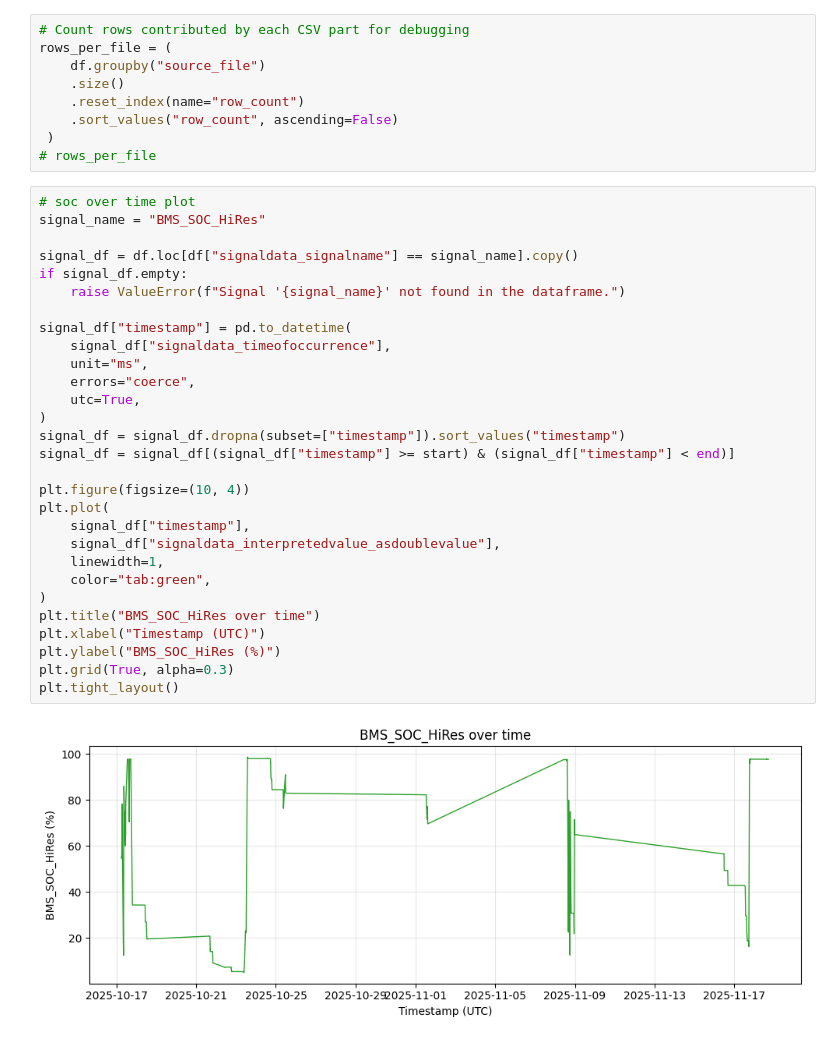
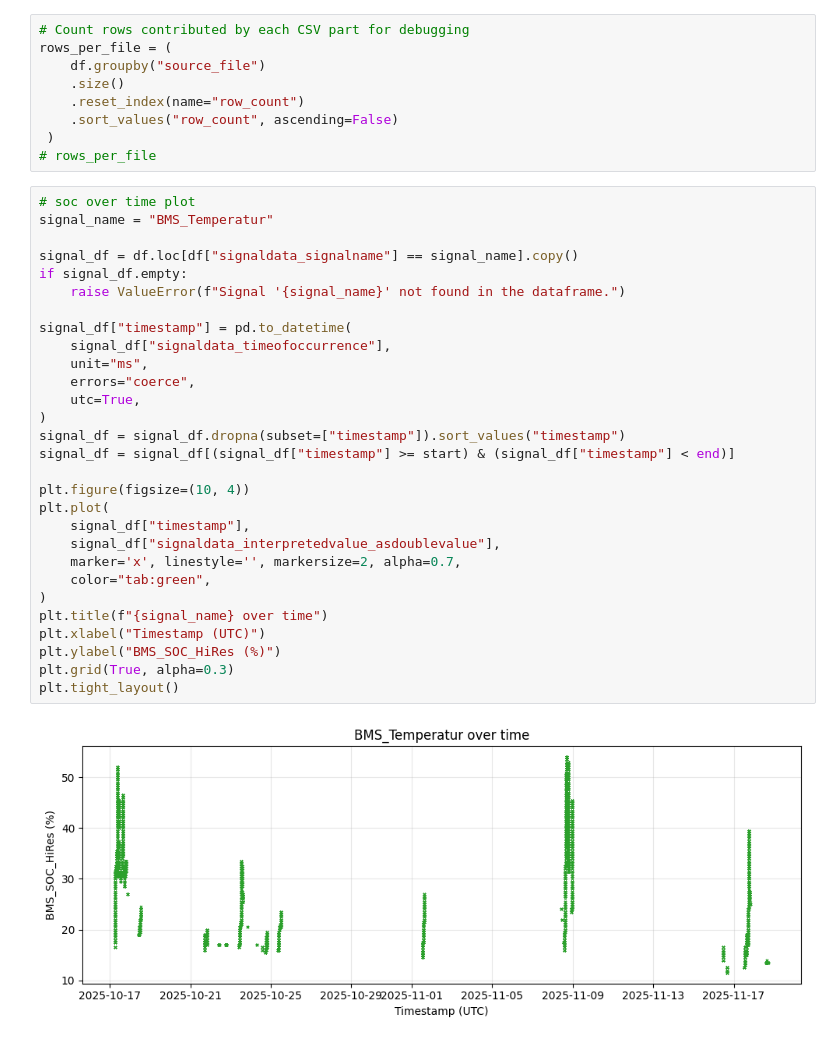
Before and after one commit to rs38/PorscheData, a Jupyter notebook: explore porsche data.ipynb, the cells around one changed output. Cells and saved outputs as stored; diff of their text form.

```diff
--- a/explore porsche data.ipynb
+++ b/explore porsche data.ipynb
@@ -59,35 +61,35 @@ rows_per_file = (
 # rows_per_file
 # %%
 # soc over time plot
-signal_name = "BMS_SOC_HiRes"
+signal_name = "BMS_Temperatur"
 
 signal_df = df.loc[df["signaldata_signalname"] == signal_name].copy()
 if signal_df.empty:
     raise ValueError(f"Signal '{signal_name}' not found in the dataframe.")
 
 signal_df["timestamp"] = pd.to_datetime(
     signal_df["signaldata_timeofoccurrence"],
     unit="ms",
     errors="coerce",
     utc=True,
 )
 signal_df = signal_df.dropna(subset=["timestamp"]).sort_values("timestamp")
 signal_df = signal_df[(signal_df["timestamp"] >= start) & (signal_df["timestamp"] < end)]
 
 plt.figure(figsize=(10, 4))
 plt.plot(
     signal_df["timestamp"],
     signal_df["signaldata_interpretedvalue_asdoublevalue"],
-    linewidth=1,
+    marker='x', linestyle='', markersize=2, alpha=0.7,
     color="tab:green",
 )
-plt.title("BMS_SOC_HiRes over time")
+plt.title(f"{signal_name} over time")
 plt.xlabel("Timestamp (UTC)")
 plt.ylabel("BMS_SOC_HiRes (%)")
 plt.grid(True, alpha=0.3)
 plt.tight_layout()
 # %% [output]
-[figure, old version]
+[figure, new version]
 # %%
 # signaldata_interpretedvalue_asdoublevalue
 signal_df.signaldata_interpretedvalue_asdoublevalue.describe()
```
Also changed, not shown: parts of 8 cells of this notebook.
